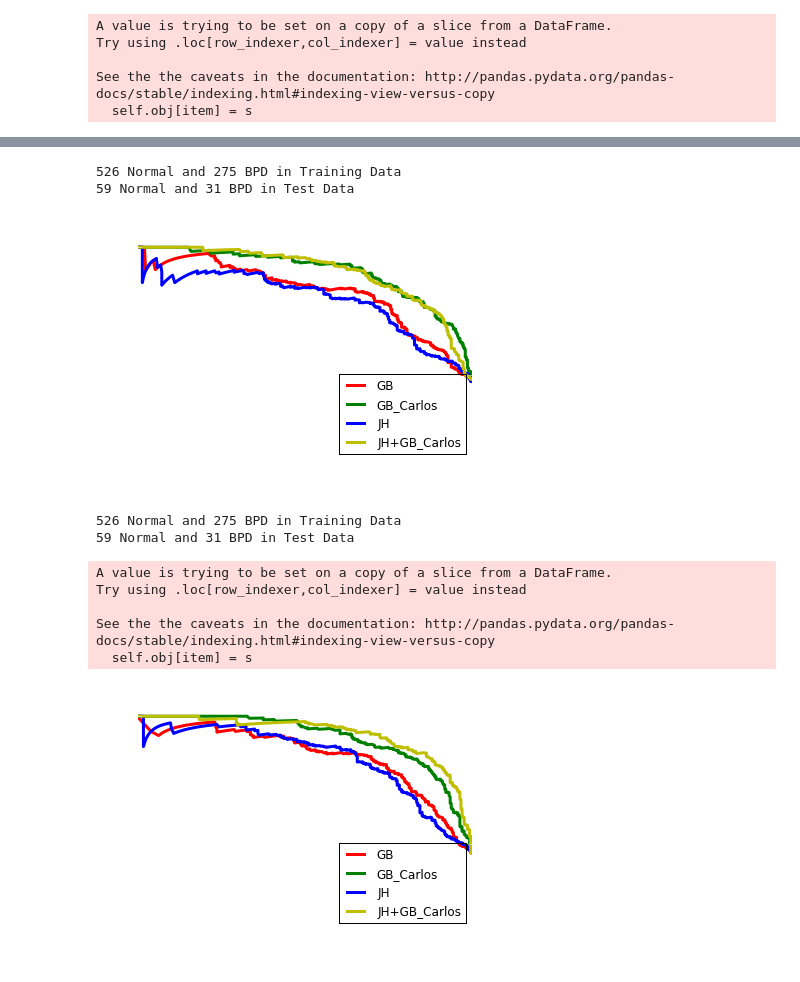
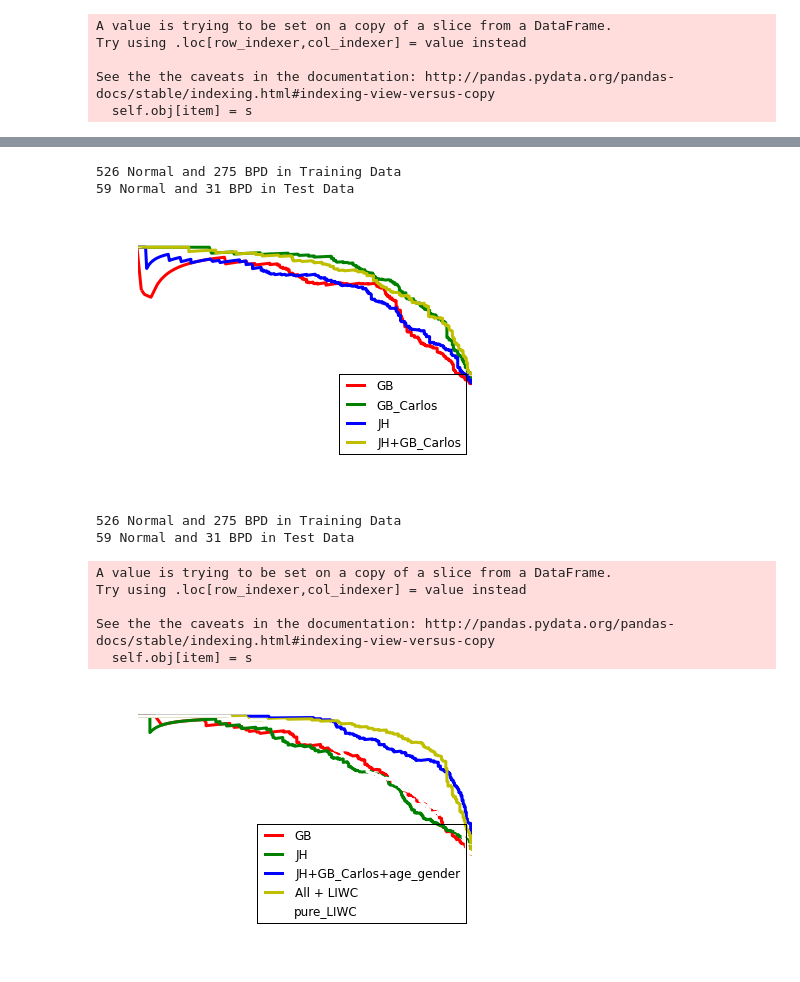
Before and after one commit to omarsar/midas_api, a Jupyter notebook: 4_prediction_visualization/prediction_visualization.ipynb, the cells around one changed output, grey strips where cells are left out. Drawn from its saved outputs; the diff is of its cells as text; code cells hidden in the pictures.

Commit message:
Collect bipolar profiles but not yet classified. LIWC features are on running in preidciton models

```diff
--- a/4_prediction_visualization/prediction_visualization.ipynb
+++ b/4_prediction_visualization/prediction_visualization.ipynb
@@ -299,7 +295,7 @@ def plot_precision_recall(classifier, featuresList, n_fold=20):
         print("Number of features: {}".format(len(classifier.coef_[0])))
     plt.show()
     return classifier
-def plot_multiple_precision_recall(classifier, featuresLists,names,colors=['r','g','b',"y","w"] , n_fold=10):
+def plot_multiple_precision_recall(classifier, featuresLists,names,colors=['r','g','b',"y","w",'c','o'] , n_fold=10):
 
 
 
@@ -1284,23 +1282,27 @@ plot_multiple_precision_recall(RandomForestClassifier(n_jobs=-1, max_features="s
 # %% [output]
 526 Normal and 275 BPD in Training Data
 59 Normal and 31 BPD in Test Data
-[figure, old version]
+[figure, new version]
 # %%
-names = ["GB","GB_Carlos","JH","JH+GB_Carlos","JH+GB_Carlos+age_gender","All + LIWC","pure_LIWC"]
-new_feature_lists = [featureExtraction(groups, text_extraction=False),emotionExtraction(groups), JHfeatureExtraction(groups),CombinedfeatureExtraction(groups), AgeGenderCombinedfeatureExtraction(groups)]
-new_feature_lists.append(featureEtractionWrapper(getLIWCAgeGenderCombinedFeature, groups))
+#names = ["GB_Carlos","JH","JH+GB_Carlos","JH+GB_Carlos+age_gender","All + LIWC","pure_LIWC"]
+names = ["GB","JH","JH+GB_Carlos+age_gender","All + LIWC","pure_LIWC"]
 
-new_feature_lists.append(featureEtractionWrapper(getPureLIWCFeature, groups))
+#new_feature_lists = [featureExtraction(groups, text_extraction=False),emotionExtraction(groups), JHfeatureExtraction(groups),CombinedfeatureExtraction(groups), AgeGenderCombinedfeatureExtraction(groups)]
+#new_feature_lists.append(featureEtractionWrapper(getLIWCAgeGenderCombinedFeature, groups))
+new_feature_lists = [featureExtraction(groups, text_extraction=False), JHfeatureExtraction(groups),AgeGenderCombinedfeatureExtraction(groups),featureEtractionWrapper(getLIWCAgeGenderCombinedFeature, groups) ,featureEtractionWrapper(getPureLIWCFeature, groups) ]
+
+#new_feature_lists.append(featureEtractionWrapper(getPureLIWCFeature, groups))
+
 plot_multiple_precision_recall(RandomForestClassifier(n_jobs=-1, max_features="sqrt", n_estimators=1024),new_feature_lists,names)
 # %% [output]
 526 Normal and 275 BPD in Training Data
 59 Normal and 31 BPD in Test Data
 A value is trying to be set on a copy of a slice from a DataFrame.
 Try using .loc[row_indexer,col_indexer] = value instead
 
 See the the caveats in the documentation: http://pandas.pydata.org/pandas-docs/stable/indexing.html#indexing-view-versus-copy
   self.obj[item] = s
-[figure, old version]
+[figure, new version]
 # %%
 forest = RandomForestClassifier(n_jobs=-1, max_features="sqrt", n_estimators=1024)
 onlineFeatures = OnlineFeatureExtraction(groups)
```
Also changed, not shown: parts of 19 cells of this notebook, 13 other files.
